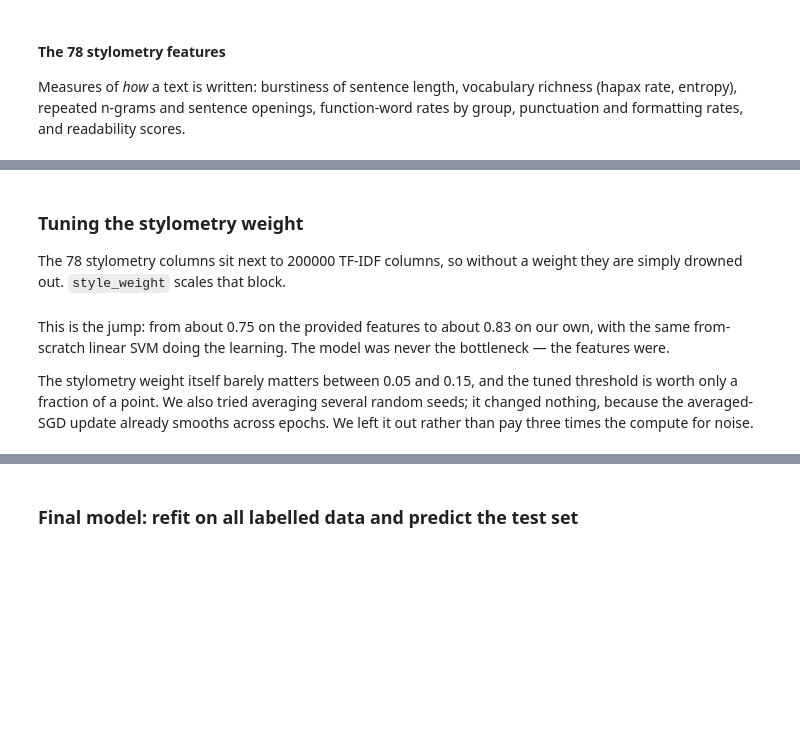
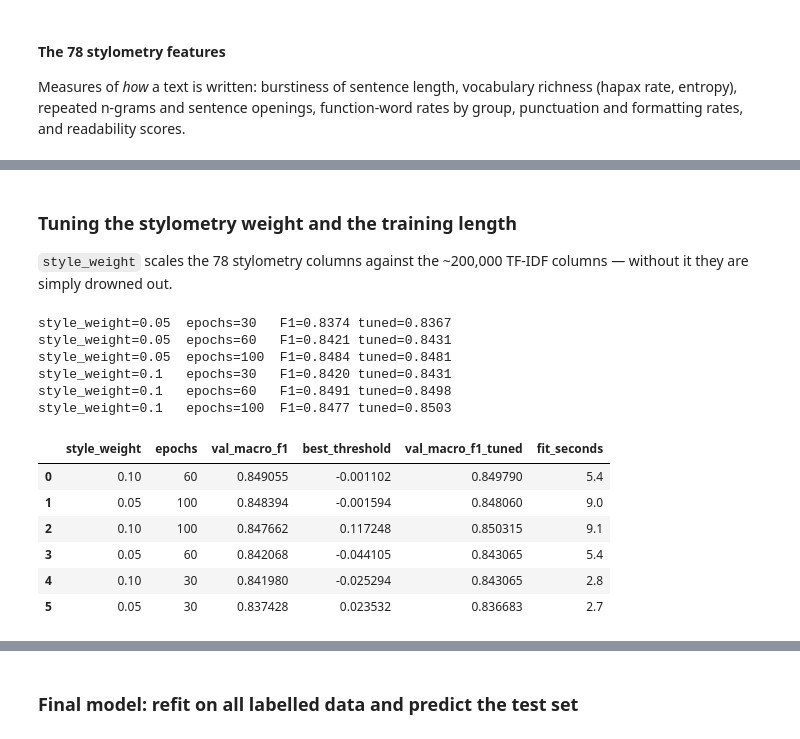
Before and after one commit to lav-22/TheHomiesML, a Jupyter notebook: notebooks/TheHomiesML_Final_Submission.ipynb, the cells around one changed output, grey strips where cells are left out. Cells and saved outputs as stored; diff of their text form; code cells hidden in the pictures; blank space fills up the shorter version.

```diff
--- a/notebooks/TheHomiesML_Final_Submission.ipynb
+++ b/notebooks/TheHomiesML_Final_Submission.ipynb
@@ -1304,0 +1402,17 @@ print(f"TF-IDF block: {train_tfidf.shape}, stylometry block: {train_styles.shape
+# %%
+x_train_hybrid = combine(train_tfidf, train_styles, 0.10)
+x_val_hybrid = combine(val_tfidf, val_styles, 0.10)
+
+loss_rows = []
+for loss_name in ["hinge", "modified_huber", "log_loss"]:
+    t0 = time.time()
+    w_h, b_h, _, _ = sgd_fit(x_train_hybrid, y_train_text, loss=loss_name,
+                             penalty="l2", alpha=1e-5, class_weight="balanced",
+                             lr=0.5, epochs=60, bs=256, random_state=RANDOM_SEED)
+    score = calculate_macro_f1(y_val_text, sgd_predict(x_val_hybrid, w_h, b_h))
+    loss_rows.append({"loss": loss_name, "val_macro_f1": score,
+                      "fit_seconds": round(time.time() - t0, 1)})
+    print(f"loss={loss_name:<16} F1={score:.4f}")
+
+pd.DataFrame(loss_rows).to_csv(RESULTS_DIR / "task3_loss_on_hybrid.csv", index=False)
+pd.DataFrame(loss_rows)
@@ -1305,40 +1427,47 @@ print(f"TF-IDF block: {train_tfidf.shape}, stylometry block: {train_styles.shape
 # %% [markdown]
-### Tuning the stylometry weight
+### Tuning the stylometry weight and the training length
 
-The 78 stylometry columns sit next to 200000 TF-IDF columns, so without a
-weight they are simply drowned out. `style_weight` scales that block.
+`style_weight` scales the 78 stylometry columns against the ~200,000 TF-IDF
+columns — without it they are simply drowned out.
 # %%
 style_rows = []
-for weight in [0.02, 0.05, 0.10, 0.15]:
+for weight in [0.05, 0.10]:
     x_tr = combine(train_tfidf, train_styles, weight)
     x_va = combine(val_tfidf, val_styles, weight)
 
-    t0 = time.time()
-    model = ScratchAveragedHingeSGD(alpha=1e-4, random_state=RANDOM_SEED)
-    model.fit(x_tr, y_train_text)
-    scores = model.decision_function(x_va)
+    for epochs in [30, 60, 100]:
+        t0 = time.time()
+        w_s, b_s, _, _ = sgd_fit(x_tr, y_train_text, loss="modified_huber",
+                                 penalty="l2", alpha=1e-5, class_weight="balanced",
+                                 lr=0.5, epochs=epochs, bs=256, random_state=RANDOM_SEED)
+        scores = sgd_decision_function(x_va, w_s, b_s)
 
-    default_f1 = calculate_macro_f1(y_val_text, (scores >= 0).astype(int))
-    threshold, tuned_f1 = best_threshold(y_val_text, scores, calculate_macro_f1)
-    style_rows.append({
-        "style_weight": weight, "val_macro_f1": default_f1,
-        "best_threshold": threshold, "val_macro_f1_tuned": tuned_f1,
-        "fit_seconds": round(time.time() - t0, 1),
-    })
-    print(f"style_weight={weight:<5} F1={default_f1:.4f}  tuned={tuned_f1:.4f}")
+        default_f1 = calculate_macro_f1(y_val_text, (scores >= 0).astype(int))
+        threshold, tuned_f1 = best_threshold(y_val_text, scores, calculate_macro_f1)
+        style_rows.append({
+            "style_weight": weight, "epochs": epochs,
+            "val_macro_f1": default_f1, "best_threshold": threshold,
+            "val_macro_f1_tuned": tuned_f1, "fit_seconds": round(time.time() - t0, 1),
+        })
+        print(f"style_weight={weight:<5} epochs={epochs:<4} "
+              f"F1={default_f1:.4f} tuned={tuned_f1:.4f}")
 
 style_results = (pd.DataFrame(style_rows)
-                 .sort_values("val_macro_f1_tuned", ascending=False)
+                 .sort_values("val_macro_f1", ascending=False)
                  .reset_index(drop=True))
 style_results.to_csv(RESULTS_DIR / "task3_final_model_results.csv", index=False)
 style_results
+# %% [output]
+style_weight=0.05  epochs=30   F1=0.8374 tuned=0.8367
+style_weight=0.05  epochs=60   F1=0.8421 tuned=0.8431
+style_weight=0.05  epochs=100  F1=0.8484 tuned=0.8481
+style_weight=0.1   epochs=30   F1=0.8420 tuned=0.8431
+style_weight=0.1   epochs=60   F1=0.8491 tuned=0.8498
+style_weight=0.1   epochs=100  F1=0.8477 tuned=0.8503
+|  | style_weight | epochs | val_macro_f1 | best_threshold | val_macro_f1_tuned | fit_seconds |
+| 0 | 0.10 | 60 | 0.849055 | -0.001102 | 0.849790 | 5.4 |
+| 1 | 0.05 | 100 | 0.848394 | -0.001594 | 0.848060 | 9.0 |
+| 2 | 0.10 | 100 | 0.847662 | 0.117248 | 0.850315 | 9.1 |
+| 3 | 0.05 | 60 | 0.842068 | -0.044105 | 0.843065 | 5.4 |
+| 4 | 0.10 | 30 | 0.841980 | -0.025294 | 0.843065 | 2.8 |
+| 5 | 0.05 | 30 | 0.837428 | 0.023532 | 0.836683 | 2.7 |
-# %% [markdown]
-This is the jump: from about 0.75 on the provided features to about 0.83 on our
-own, with the same from-scratch linear SVM doing the learning. The model was
-never the bottleneck — the features were.
-
-The stylometry weight itself barely matters between 0.05 and 0.15, and the
-tuned threshold is worth only a fraction of a point. We also tried averaging
-several random seeds; it changed nothing, because the averaged-SGD update
-already smooths across epochs. We left it out rather than pay three times the
-compute for noise.
```
Also changed, not shown: parts of 36 cells of this notebook, 11 other files.
